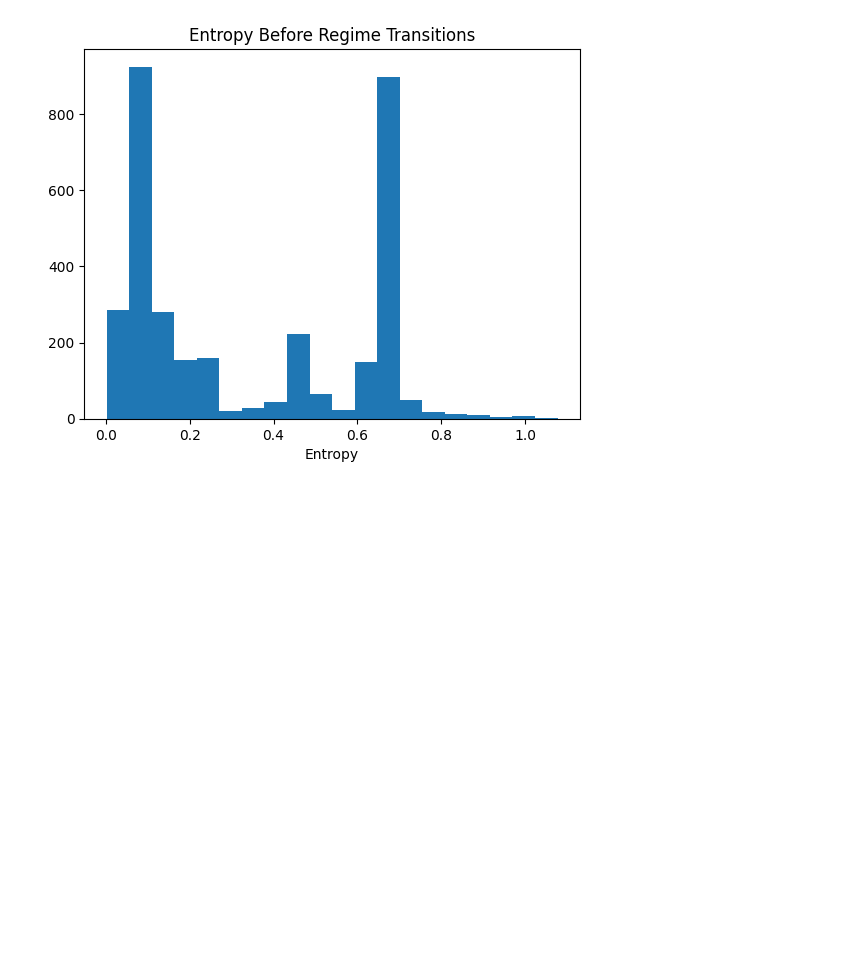
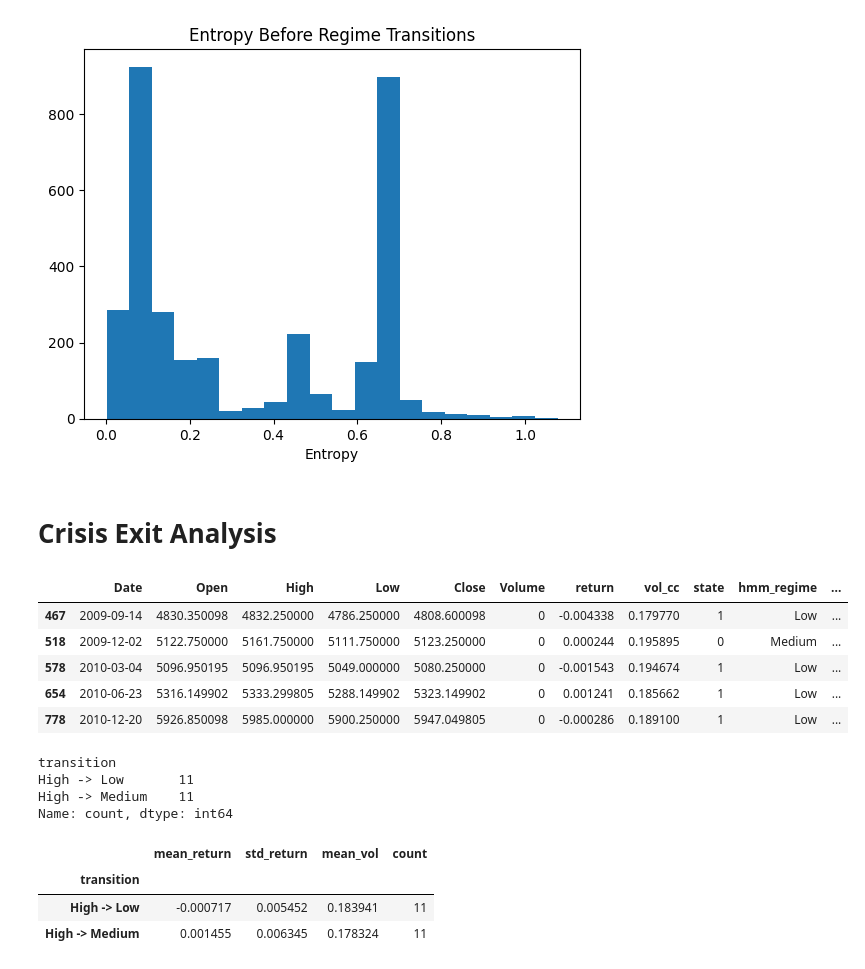
Before and after one commit to Anaemos/Vorticity, a Jupyter notebook: notebooks_02/regime_transition_analysis.ipynb, the cells around one changed output. Drawn from its saved outputs; the diff is of its cells as text; code cells hidden in the pictures; blank space fills up the shorter version.

```diff
--- a/notebooks_02/regime_transition_analysis.ipynb
+++ b/notebooks_02/regime_transition_analysis.ipynb
@@ -249,3 +246,40 @@ plt.xlabel("Entropy")
 plt.show()
 # %% [output]
 [figure]
+# %% [markdown]
+# **Crisis Exit Analysis**
+# %%
+exit_transitions = transitions[
+    transitions["transition"].isin(["High -> Medium", "High -> Low"])
+].copy()
+
+exit_transitions.head()
+# %% [output]
+|  | Date | Open | High | Low | Close | Volume | return | vol_cc | state | hmm_regime | ... |
+| 467 | 2009-09-14 | 4830.350098 | 4832.250000 | 4786.250000 | 4808.600098 | 0 | -0.004338 | 0.179770 | 1 | Low | ... |
+| 518 | 2009-12-02 | 5122.750000 | 5161.750000 | 5111.750000 | 5123.250000 | 0 | 0.000244 | 0.195895 | 0 | Medium | ... |
+| 578 | 2010-03-04 | 5096.950195 | 5096.950195 | 5049.000000 | 5080.250000 | 0 | -0.001543 | 0.194674 | 1 | Low | ... |
+| 654 | 2010-06-23 | 5316.149902 | 5333.299805 | 5288.149902 | 5323.149902 | 0 | 0.001241 | 0.185662 | 1 | Low | ... |
+| 778 | 2010-12-20 | 5926.850098 | 5985.000000 | 5900.250000 | 5947.049805 | 0 | -0.000286 | 0.189100 | 1 | Low | ... |
+# %%
+exit_counts = exit_transitions["transition"].value_counts()
+exit_counts
+# %% [output]
+transition
+High -> Low       11
+High -> Medium    11
+Name: count, dtype: int64
+# %%
+#exit day stats
+exit_stats = exit_transitions.groupby("transition").agg(
+    mean_return=("return","mean"),
+    std_return=("return","std"),
+    mean_vol=("vol_cc","mean"),
+    count=("return","size")
+)
+exit_stats
+# %% [output]
+|  | mean_return | std_return | mean_vol | count |
+| transition |  |  |  |  |
+| High -> Low | -0.000717 | 0.005452 | 0.183941 | 11 |
+| High -> Medium | 0.001455 | 0.006345 | 0.178324 | 11 |
```
Also changed, not shown: parts of 6 cells of this notebook.
